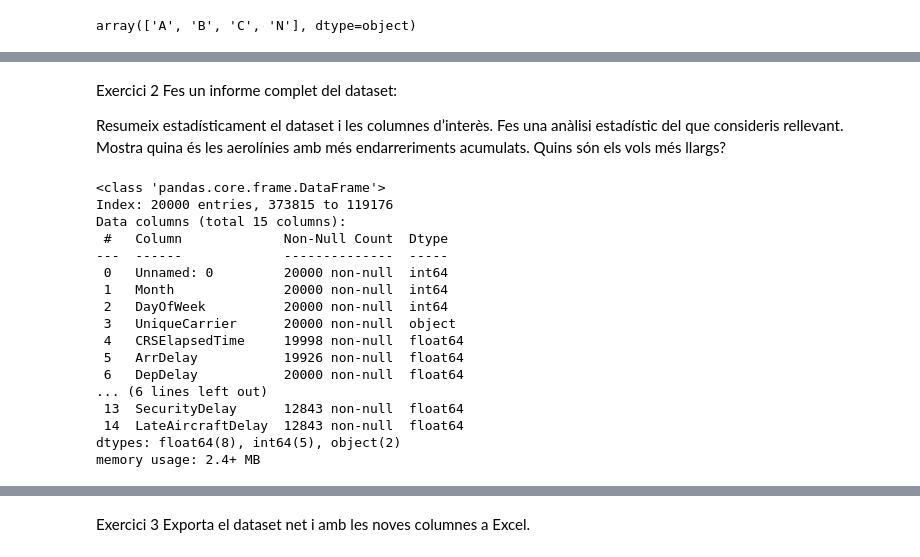
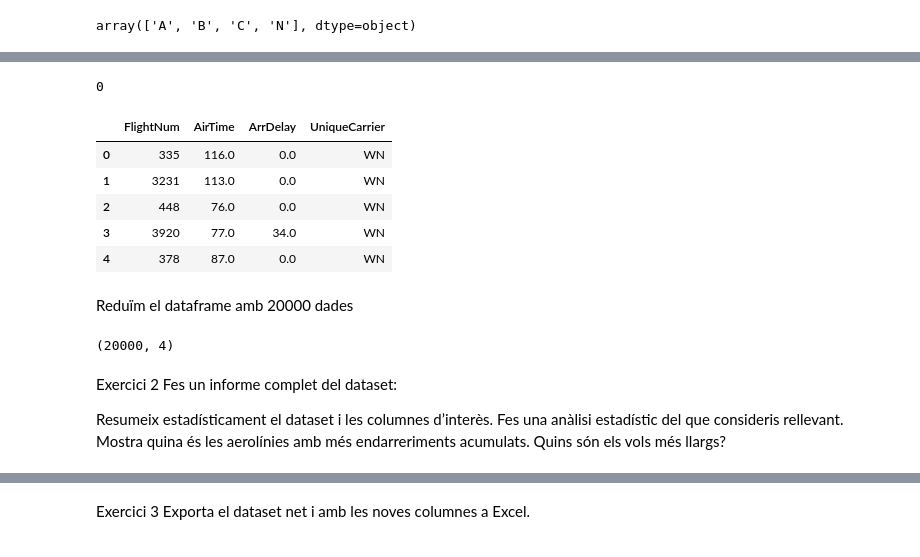
Before and after one commit to MariaAbb7/ProgramesCursPython_B2, a Jupyter notebook: Exercicis_Modul3_Pandas.ipynb, the cells around one changed output, grey strips where cells are left out. Saved outputs shown, nothing was run; the diff lists cells and outputs as text; code cells hidden in the pictures.

```diff
--- a/Exercicis_Modul3_Pandas.ipynb
+++ b/Exercicis_Modul3_Pandas.ipynb
@@ -115,3 +193,28 @@ df3.shape
+# %%
+#busquem duplicats. No tenen
+df.duplicated().sum()
+# %% [output]
+0
+# %%
+#selecciono les columnes
+#doble corchete, sobre el mismo df
+df1 = df[["FlightNum","AirTime","ArrDelay","UniqueCarrier"]]
+df1.head()
+# %% [output]
+|  | FlightNum | AirTime | ArrDelay | UniqueCarrier |
+| 0 | 335 | 116.0 | 0.0 | WN |
+| 1 | 3231 | 113.0 | 0.0 | WN |
+| 2 | 448 | 76.0 | 0.0 | WN |
+| 3 | 3920 | 77.0 | 34.0 | WN |
+| 4 | 378 | 87.0 | 0.0 | WN |
+# %% [markdown]
+Reduïm el dataframe amb 20000 dades
+# %%
+#reduïm amb el random state 18 per fer-ho sempre igual
+df2=df1.sample(20000,random_state=18)
+df2.shape
+# %% [output]
+(20000, 4)
 # %% [markdown]
 Exercici 2
 Fes un informe complet del dataset:
@@ -120,23 +223,3 @@ Resumeix estadísticament el dataset i les columnes d’interès.
 Fes una anàlisi estadístic del que consideris rellevant.
 Mostra quina és les aerolínies amb més endarreriments acumulats.
 Quins són els vols més llargs?
-# %%
-df3.info()
-# %% [output]
-<class 'pandas.core.frame.DataFrame'>
-Index: 20000 entries, 373815 to 119176
-Data columns (total 15 columns):
- #   Column             Non-Null Count  Dtype
----  ------             --------------  -----
- 0   Unnamed: 0         20000 non-null  int64
- 1   Month              20000 non-null  int64
- 2   DayOfWeek          20000 non-null  int64
- 3   UniqueCarrier      20000 non-null  object
- 4   CRSElapsedTime     19998 non-null  float64
- 5   ArrDelay           19926 non-null  float64
- 6   DepDelay           20000 non-null  float64
-... (6 lines left out)
- 13  SecurityDelay      12843 non-null  float64
- 14  LateAircraftDelay  12843 non-null  float64
-dtypes: float64(8), int64(5), object(2)
-memory usage: 2.4+ MB
```
Also changed, not shown: parts of 47 cells of this notebook.
